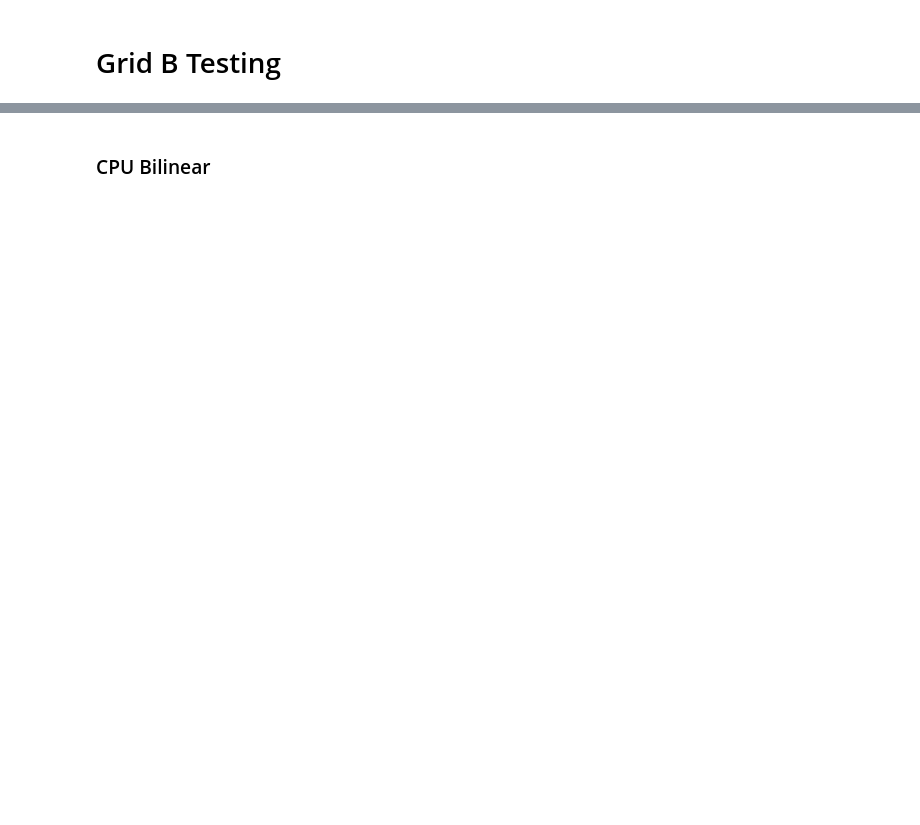
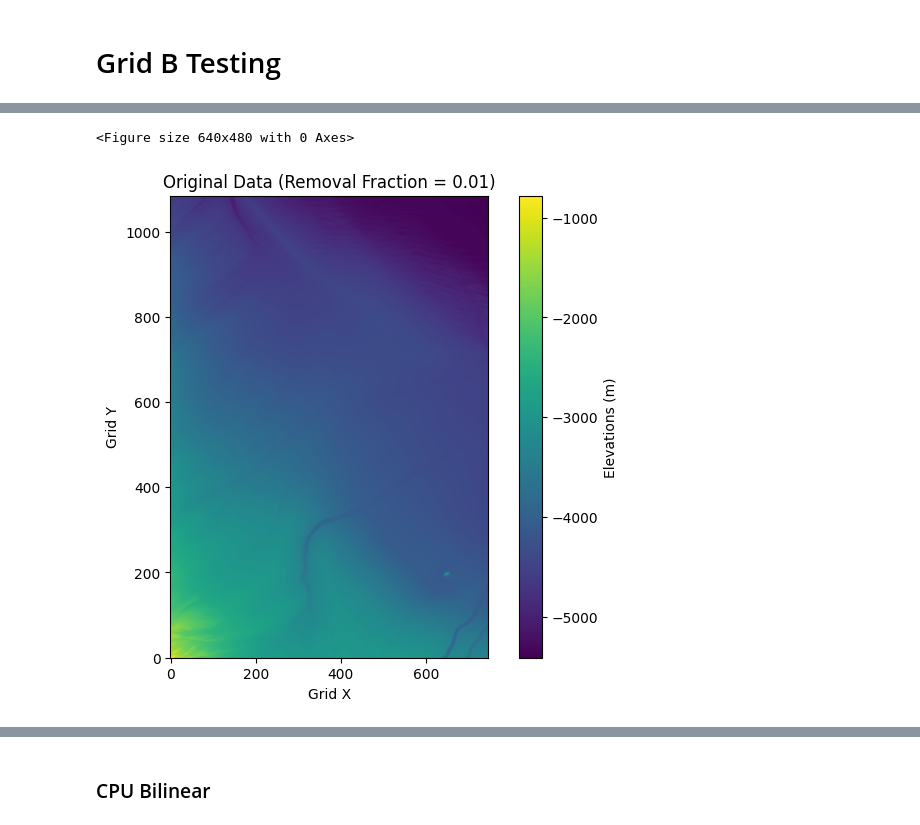
Before and after one commit to devsaxena974/AUV-Real-Time-Interpolation, a Jupyter notebook: code/test_cpu_gpu_results.ipynb, the cells around one changed output, grey strips where cells are left out. Saved outputs shown, nothing was run; the diff lists cells and outputs as text; code cells hidden in the pictures; blank space fills up the shorter version.

```diff
--- a/code/test_cpu_gpu_results.ipynb
+++ b/code/test_cpu_gpu_results.ipynb
@@ -284,3 +319,18 @@ orig_elevation_matrix = og.values
+# %%
+orig_elevation_matrix = og.values
+
+# Create the heatmap.
+plt.clf()
+plt.figure(figsize=(8, 6))
+plt.imshow(orig_elevation_matrix, cmap='viridis', origin='lower')
+plt.colorbar(label='Elevations (m)')
+plt.title(f"Original Data (Removal Fraction = {removal_fraction})")
+plt.xlabel("Grid X")
+plt.ylabel("Grid Y")
+plt.show()
+# %% [output]
+<Figure size 640x480 with 0 Axes>
+[figure, added]
 # %%
 orig_elevation_matrix.shape
 # %% [output]
```
Also changed, not shown: parts of 48 cells of this notebook, 4 other files.
